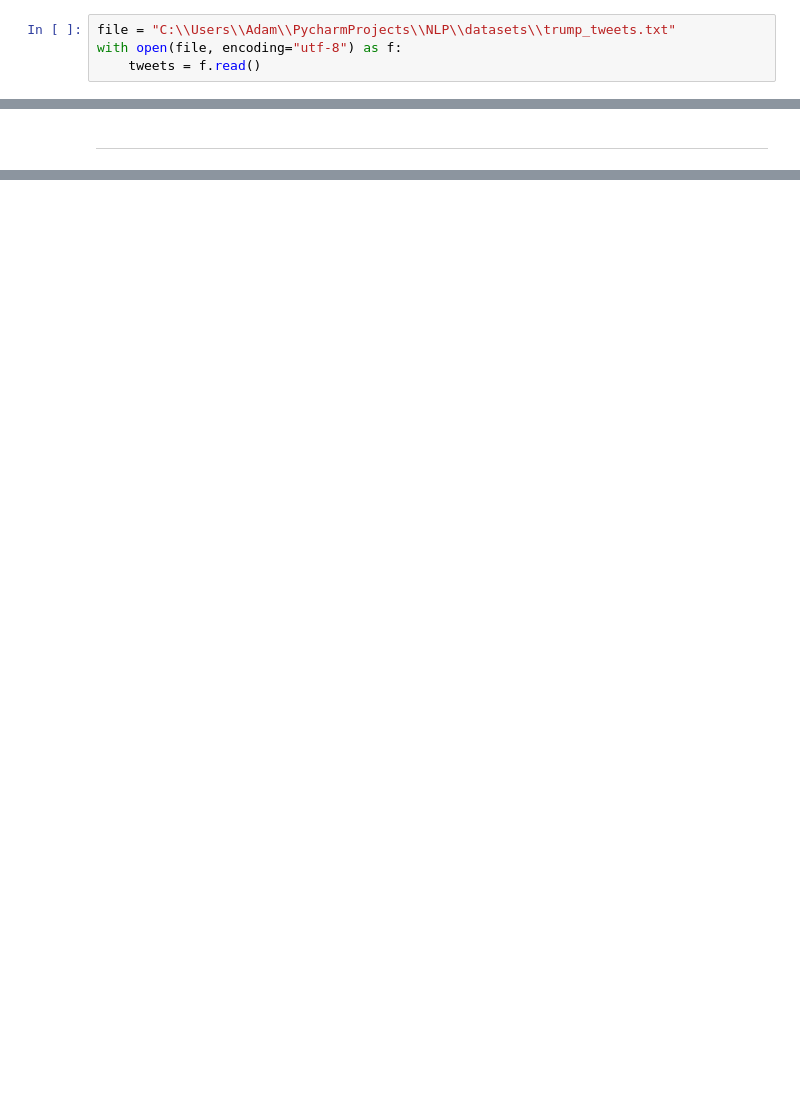
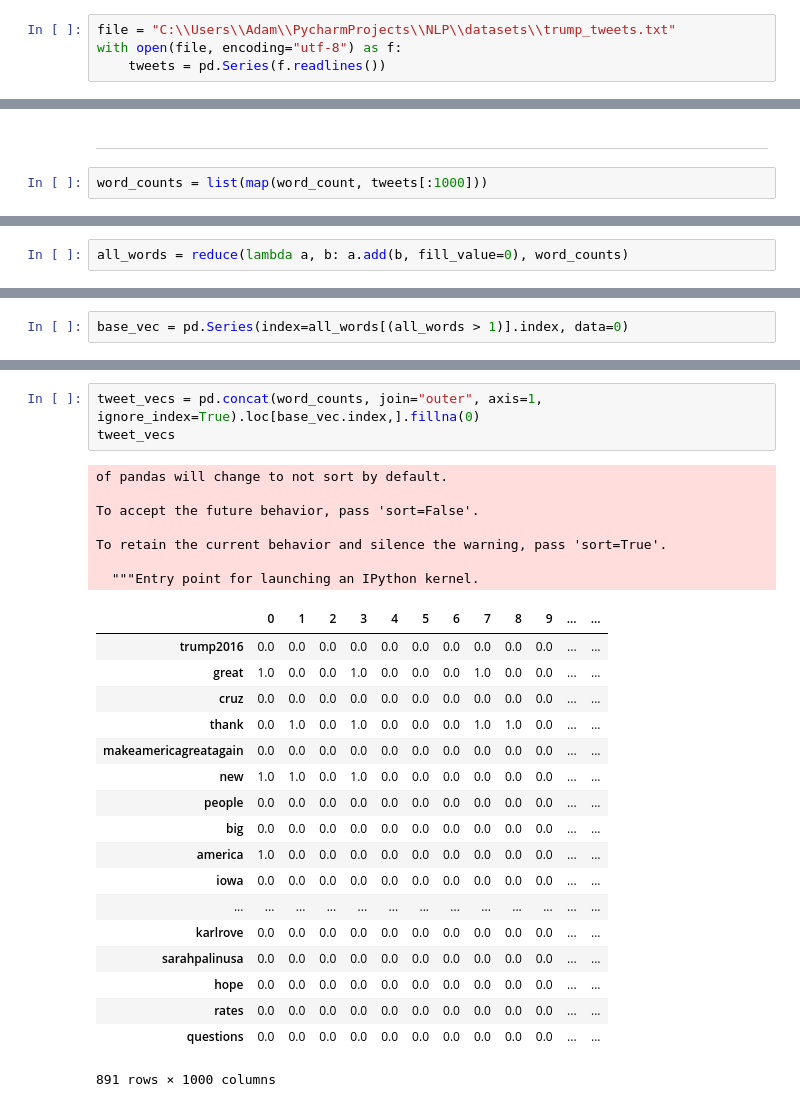
Before and after one commit to adampower48/Data-Exploration, a Jupyter notebook: Sentiment Basic.ipynb, the cells around one changed output, grey strips where cells are left out. Cells and saved outputs as stored; diff of their text form; blank space fills up the shorter version.

Commit message:
Applied some topic modelling techniques to the data.

```diff
--- a/Sentiment Basic.ipynb
+++ b/Sentiment Basic.ipynb
@@ -89,4 +92,4 @@ topic_pos = ["JJ", "VBG", "JJ", "NNS", "NNP", "JJS", "NN"]
 # %%
 file = "C:\\Users\\Adam\\PycharmProjects\\NLP\\datasets\\trump_tweets.txt"
 with open(file, encoding="utf-8") as f:
-    tweets = f.read()
+    tweets = pd.Series(f.readlines())
@@ -95,2 +184,4 @@ sent_df = tree_to_df(sent_to_tree(sentence[:10000].lower()))
 # %% [markdown]
 ---
+# %%
+word_counts = list(map(word_count, tweets[:1000]))
@@ -96,0 +208,2 @@ sent_df = tree_to_df(sent_to_tree(sentence[:10000].lower()))
+# %%
+all_words = reduce(lambda a, b: a.add(b, fill_value=0), word_counts)
@@ -96,0 +230,2 @@ sent_df = tree_to_df(sent_to_tree(sentence[:10000].lower()))
+# %%
+base_vec = pd.Series(index=all_words[(all_words > 1)].index, data=0)
@@ -96,0 +252,29 @@ sent_df = tree_to_df(sent_to_tree(sentence[:10000].lower()))
+# %%
+tweet_vecs = pd.concat(word_counts, join="outer", axis=1, ignore_index=True).loc[base_vec.index,].fillna(0)
+tweet_vecs
+# %% [output]
+of pandas will change to not sort by default.
+
+To accept the future behavior, pass 'sort=False'.
+
+To retain the current behavior and silence the warning, pass 'sort=True'.
+
+  """Entry point for launching an IPython kernel.
+|  | 0 | 1 | 2 | 3 | 4 | 5 | 6 | 7 | 8 | 9 | ... | ... |
+| trump2016 | 0.0 | 0.0 | 0.0 | 0.0 | 0.0 | 0.0 | 0.0 | 0.0 | 0.0 | 0.0 | ... | ... |
+| great | 1.0 | 0.0 | 0.0 | 1.0 | 0.0 | 0.0 | 0.0 | 1.0 | 0.0 | 0.0 | ... | ... |
+| cruz | 0.0 | 0.0 | 0.0 | 0.0 | 0.0 | 0.0 | 0.0 | 0.0 | 0.0 | 0.0 | ... | ... |
+| thank | 0.0 | 1.0 | 0.0 | 1.0 | 0.0 | 0.0 | 0.0 | 1.0 | 1.0 | 0.0 | ... | ... |
+| makeamericagreatagain | 0.0 | 0.0 | 0.0 | 0.0 | 0.0 | 0.0 | 0.0 | 0.0 | 0.0 | 0.0 | ... | ... |
+| new | 1.0 | 1.0 | 0.0 | 1.0 | 0.0 | 0.0 | 0.0 | 0.0 | 0.0 | 0.0 | ... | ... |
+| people | 0.0 | 0.0 | 0.0 | 0.0 | 0.0 | 0.0 | 0.0 | 0.0 | 0.0 | 0.0 | ... | ... |
+| big | 0.0 | 0.0 | 0.0 | 0.0 | 0.0 | 0.0 | 0.0 | 0.0 | 0.0 | 0.0 | ... | ... |
+| america | 1.0 | 0.0 | 0.0 | 0.0 | 0.0 | 0.0 | 0.0 | 0.0 | 0.0 | 0.0 | ... | ... |
+| iowa | 0.0 | 0.0 | 0.0 | 0.0 | 0.0 | 0.0 | 0.0 | 0.0 | 0.0 | 0.0 | ... | ... |
+| ... | ... | ... | ... | ... | ... | ... | ... | ... | ... | ... | ... | ... |
+| karlrove | 0.0 | 0.0 | 0.0 | 0.0 | 0.0 | 0.0 | 0.0 | 0.0 | 0.0 | 0.0 | ... | ... |
+| sarahpalinusa | 0.0 | 0.0 | 0.0 | 0.0 | 0.0 | 0.0 | 0.0 | 0.0 | 0.0 | 0.0 | ... | ... |
+| hope | 0.0 | 0.0 | 0.0 | 0.0 | 0.0 | 0.0 | 0.0 | 0.0 | 0.0 | 0.0 | ... | ... |
+| rates | 0.0 | 0.0 | 0.0 | 0.0 | 0.0 | 0.0 | 0.0 | 0.0 | 0.0 | 0.0 | ... | ... |
+| questions | 0.0 | 0.0 | 0.0 | 0.0 | 0.0 | 0.0 | 0.0 | 0.0 | 0.0 | 0.0 | ... | ... |
+891 rows × 1000 columns
```
Also changed, not shown: parts of 48 cells of this notebook.
